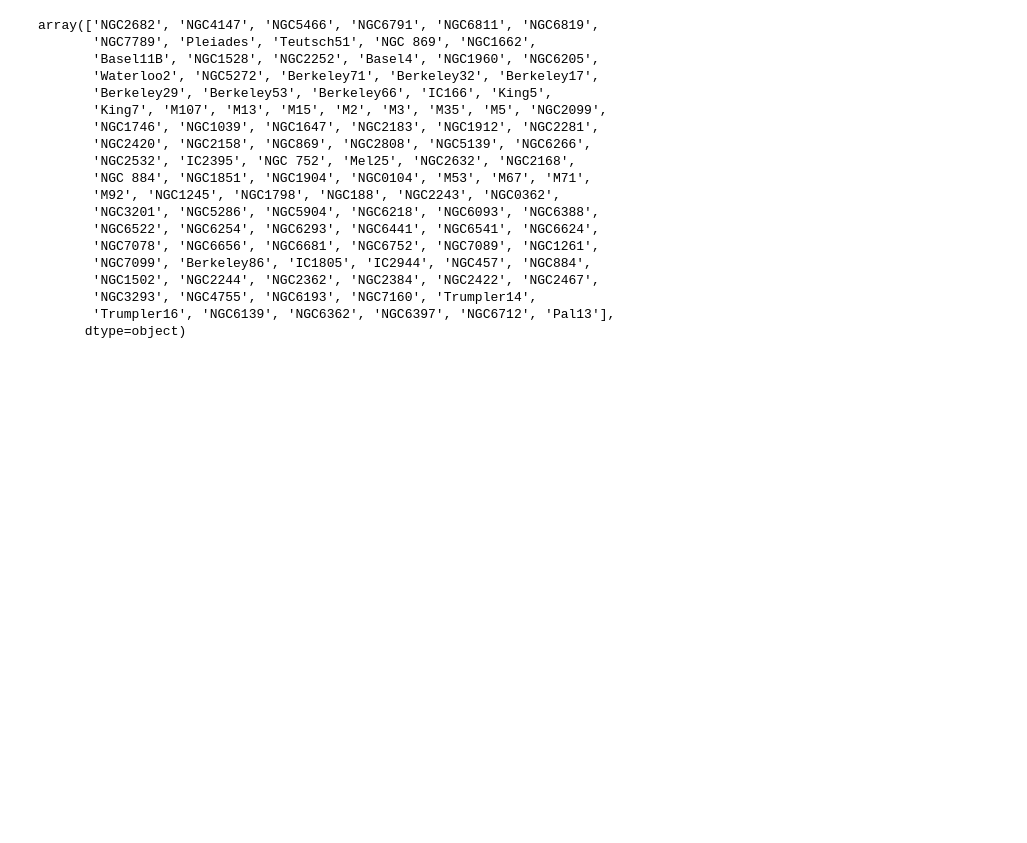
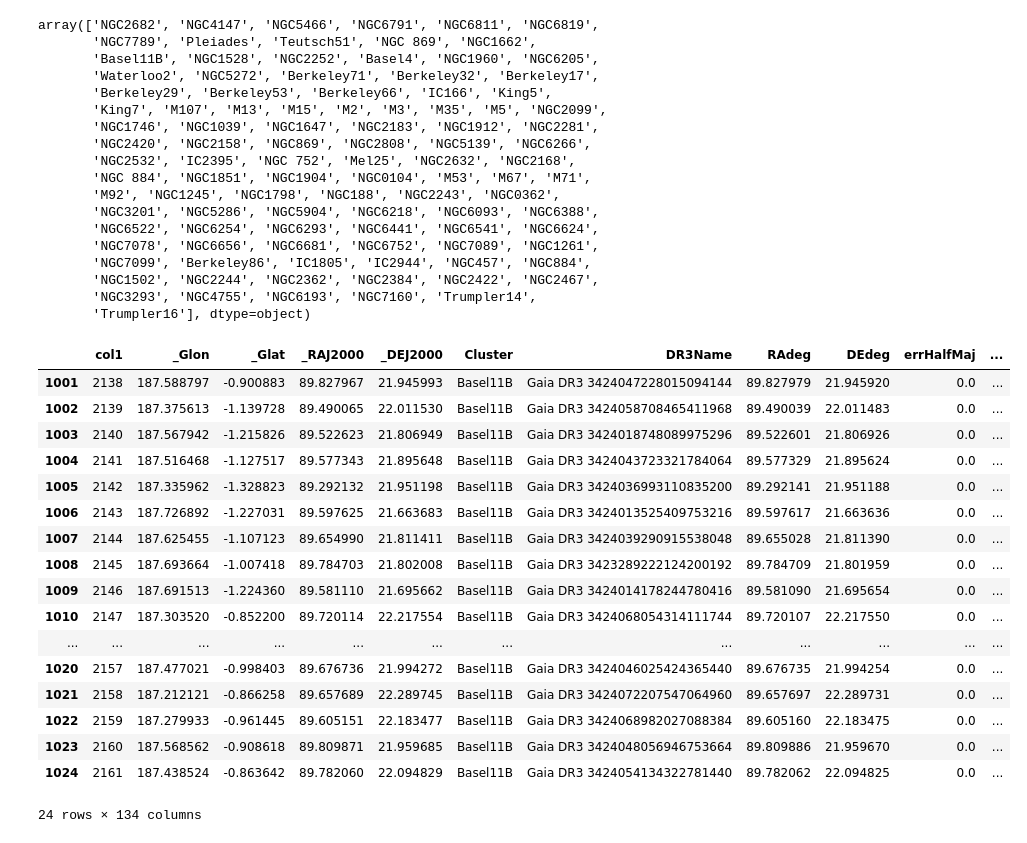
Before and after one commit to TatianaCC/STARS_FinalProject, a Jupyter notebook: src/ruben.ipynb, the cells around one changed output. Cells and saved outputs as stored; diff of their text form; code cells hidden in the pictures; blank space fills up the shorter version.

```diff
--- a/src/ruben.ipynb
+++ b/src/ruben.ipynb
@@ -16,5 +9,5 @@ Archivos descomprimidos en ../Samples/Decompress
 # %%
-starts_df = pd.read_csv('../Samples/STARSSample.csv')
+starts_df = pd.read_csv('../Samples/Decompress/STARSSample.csv')
 # %%
 EDA.explore(starts_df)
 # %% [output]
@@ -53,8 +46,8 @@ Columns: 134
   'Y',
   'Z'])
 # %%
-clusters_uniques = pd.unique(starts_df.Cluster)
-clusters_uniques
+cluster_values = pd.unique(starts_df.Cluster)
+cluster_values
 # %% [output]
 array(['NGC2682', 'NGC4147', 'NGC5466', 'NGC6791', 'NGC6811', 'NGC6819',
        'NGC7789', 'Pleiades', 'Teutsch51', 'NGC 869', 'NGC1662',
@@ -73,5 +66,30 @@ array(['NGC2682', 'NGC4147', 'NGC5466', 'NGC6791', 'NGC6811', 'NGC6819',
        'NGC7099', 'Berkeley86', 'IC1805', 'IC2944', 'NGC457', 'NGC884',
        'NGC1502', 'NGC2244', 'NGC2362', 'NGC2384', 'NGC2422', 'NGC2467',
        'NGC3293', 'NGC4755', 'NGC6193', 'NGC7160', 'Trumpler14',
-       'Trumpler16', 'NGC6139', 'NGC6362', 'NGC6397', 'NGC6712', 'Pal13'],
-      dtype=object)
+       'Trumpler16'], dtype=object)
+# %%
+cluster_dict = {}
+for cluster_value in cluster_values:
+    subset = starts_df[starts_df.Cluster == cluster_value]
+    cluster_dict[cluster_value] = subset
+# %%
+cluster_dict['Basel11B']
+# %% [output]
+|  | col1 | _Glon | _Glat | _RAJ2000 | _DEJ2000 | Cluster | DR3Name | RAdeg | DEdeg | errHalfMaj | ... |
+| 1001 | 2138 | 187.588797 | -0.900883 | 89.827967 | 21.945993 | Basel11B | Gaia DR3 3424047228015094144 | 89.827979 | 21.945920 | 0.0 | ... |
+| 1002 | 2139 | 187.375613 | -1.139728 | 89.490065 | 22.011530 | Basel11B | Gaia DR3 3424058708465411968 | 89.490039 | 22.011483 | 0.0 | ... |
+| 1003 | 2140 | 187.567942 | -1.215826 | 89.522623 | 21.806949 | Basel11B | Gaia DR3 3424018748089975296 | 89.522601 | 21.806926 | 0.0 | ... |
+| 1004 | 2141 | 187.516468 | -1.127517 | 89.577343 | 21.895648 | Basel11B | Gaia DR3 3424043723321784064 | 89.577329 | 21.895624 | 0.0 | ... |
+| 1005 | 2142 | 187.335962 | -1.328823 | 89.292132 | 21.951198 | Basel11B | Gaia DR3 3424036993110835200 | 89.292141 | 21.951188 | 0.0 | ... |
+| 1006 | 2143 | 187.726892 | -1.227031 | 89.597625 | 21.663683 | Basel11B | Gaia DR3 3424013525409753216 | 89.597617 | 21.663636 | 0.0 | ... |
+| 1007 | 2144 | 187.625455 | -1.107123 | 89.654990 | 21.811411 | Basel11B | Gaia DR3 3424039290915538048 | 89.655028 | 21.811390 | 0.0 | ... |
+| 1008 | 2145 | 187.693664 | -1.007418 | 89.784703 | 21.802008 | Basel11B | Gaia DR3 3423289222124200192 | 89.784709 | 21.801959 | 0.0 | ... |
+| 1009 | 2146 | 187.691513 | -1.224360 | 89.581110 | 21.695662 | Basel11B | Gaia DR3 3424014178244780416 | 89.581090 | 21.695654 | 0.0 | ... |
+| 1010 | 2147 | 187.303520 | -0.852200 | 89.720114 | 22.217554 | Basel11B | Gaia DR3 3424068054314111744 | 89.720107 | 22.217550 | 0.0 | ... |
+| ... | ... | ... | ... | ... | ... | ... | ... | ... | ... | ... | ... |
+| 1020 | 2157 | 187.477021 | -0.998403 | 89.676736 | 21.994272 | Basel11B | Gaia DR3 3424046025424365440 | 89.676735 | 21.994254 | 0.0 | ... |
+| 1021 | 2158 | 187.212121 | -0.866258 | 89.657689 | 22.289745 | Basel11B | Gaia DR3 3424072207547064960 | 89.657697 | 22.289731 | 0.0 | ... |
+| 1022 | 2159 | 187.279933 | -0.961445 | 89.605151 | 22.183477 | Basel11B | Gaia DR3 3424068982027088384 | 89.605160 | 22.183475 | 0.0 | ... |
+| 1023 | 2160 | 187.568562 | -0.908618 | 89.809871 | 21.959685 | Basel11B | Gaia DR3 3424048056946753664 | 89.809886 | 21.959670 | 0.0 | ... |
+| 1024 | 2161 | 187.438524 | -0.863642 | 89.782060 | 22.094829 | Basel11B | Gaia DR3 3424054134322781440 | 89.782062 | 22.094825 | 0.0 | ... |
+24 rows × 134 columns
```
Also changed, not shown: parts of 4 cells of this notebook, 1 other file.
